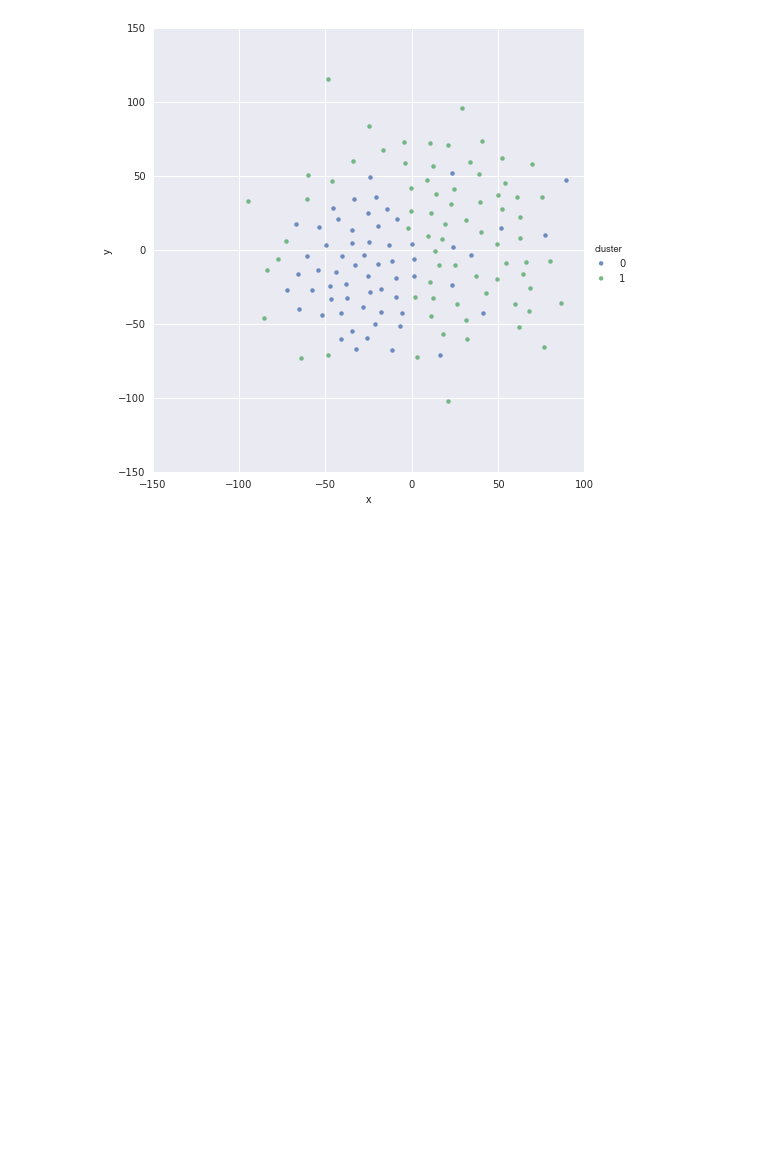
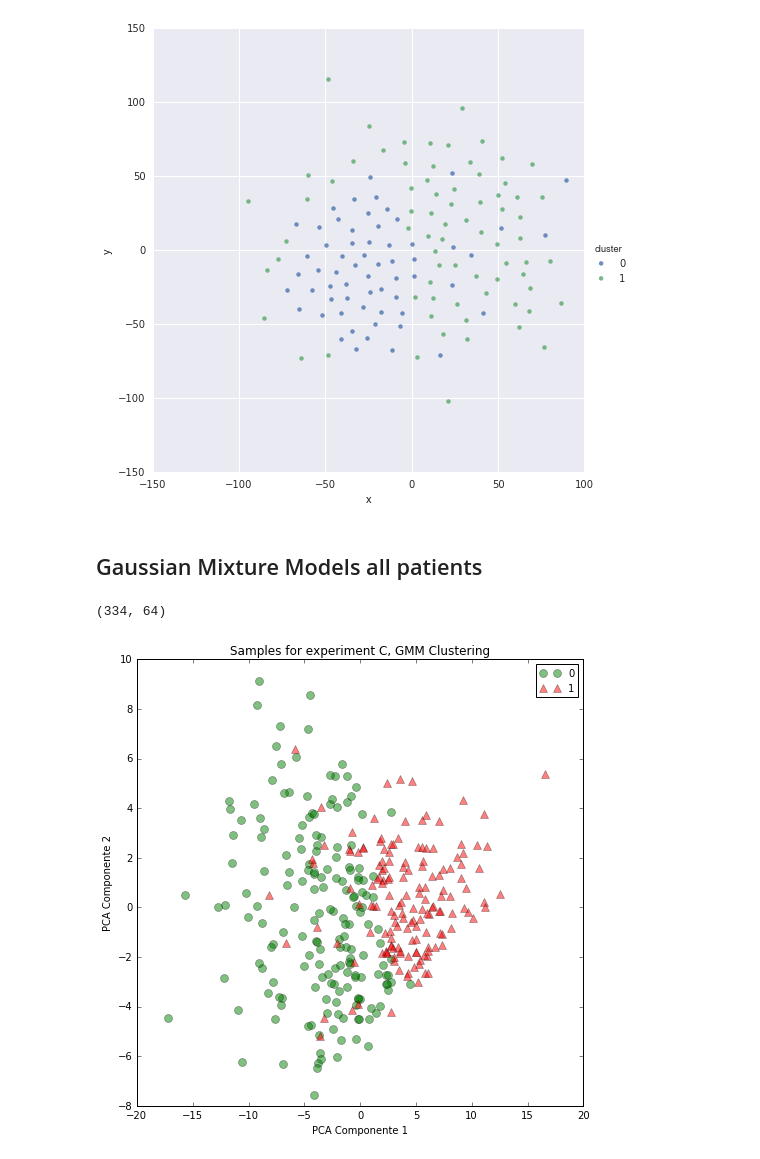
Before and after one commit to AdeuAndreu/ADHD_Project, a Jupyter notebook: uLearning_GaussianMixtureModels.ipynb, the cells around one changed output. Cells and saved outputs as stored; diff of their text form; code cells hidden in the pictures; blank space fills up the shorter version.

```diff
--- a/uLearning_GaussianMixtureModels.ipynb
+++ b/uLearning_GaussianMixtureModels.ipynb
@@ -399,3 +401,53 @@ sns.lmplot("x", "y", data=df,
 plt.show()
 # %% [output]
 [figure]
+# %% [markdown]
+## Gaussian Mixture Models all patients
+# %%
+df_t = patientsDF.drop(['patientName','experiment'],axis=1)
+df_t.shape
+# %% [output]
+(334, 64)
+# %%
+scaler = StandardScaler()
+X_C = scaler.fit_transform(df_t)
+pca = PCA(n_components=3)
+newdataPCA_C = pca.fit_transform(X_C)  # concatenates vectors row by row
+n_components_range = range(2,15)
+cv_types = ['spherical', 'tied', 'diag', 'full']
+clf_C,color_iter,bic,silhouette_C = getBestGMM(newdataPCA_C,n_components_range,cv_types)
+
+### 2. Save the Clf winner results
+Y_C = clf_C.predict(newdataPCA_C)
+
+
+pca.explained_variance_ratio_
+plotAllpatientsGMM = df_t.copy()
+plotAllpatientsGMM['PCA_x'] = newdataPCA_C.T[0]
+plotAllpatientsGMM['PCA_y'] = newdataPCA_C.T[1]
+plotAllpatientsGMM['cluster'] = Y_C
+
+plotAllpatientsGMM.sort_values(by='cluster', ascending= True, inplace=True) # Dataframe is sorted by cluster type: 0 or 1
+### Indexes for ploting
+number1 = len(plotAllpatientsGMM[plotAllpatientsGMM['cluster']==0])
+number2 = len(plotAllpatientsGMM[plotAllpatientsGMM['cluster']==1])
+
+### Plot result clustering in two dimensions
+fig = plt.figure(figsize=(8,8))
+plt.rcParams['legend.fontsize'] = 10
+plt.plot(plotAllpatientsGMM['PCA_x'].values[0:number1], plotAllpatientsGMM['PCA_y'].values[0:number1], 'o', markersize=8, color='green', alpha=0.5, label='0')
+plt.plot(plotAllpatientsGMM['PCA_x'].values[number1:], plotAllpatientsGMM['PCA_y'].values[number1:], '^', markersize=8, alpha=0.5, color='red', label='1')
+
+plt.xlabel('PCA Componente 1')
+plt.ylabel('PCA Componente 2')
+plt.title('Samples for experiment C, GMM Clustering')
+plt.legend(loc='upper right')
+plt.show()
+
+
+df_gmm_invert = lambda x: 1 if x==0 else 0
+plotAllpatientsGMM['cluster'] = plotAllpatientsGMM['cluster'].apply(df_gmm_invert)
+
+plotAllpatientsGMM.to_csv('gmmALLpatients.csv', sep=',', encoding='utf-8')
+# %% [output]
+[figure, added]
```
Also changed, not shown: parts of 3 cells of this notebook, 9 other files.
